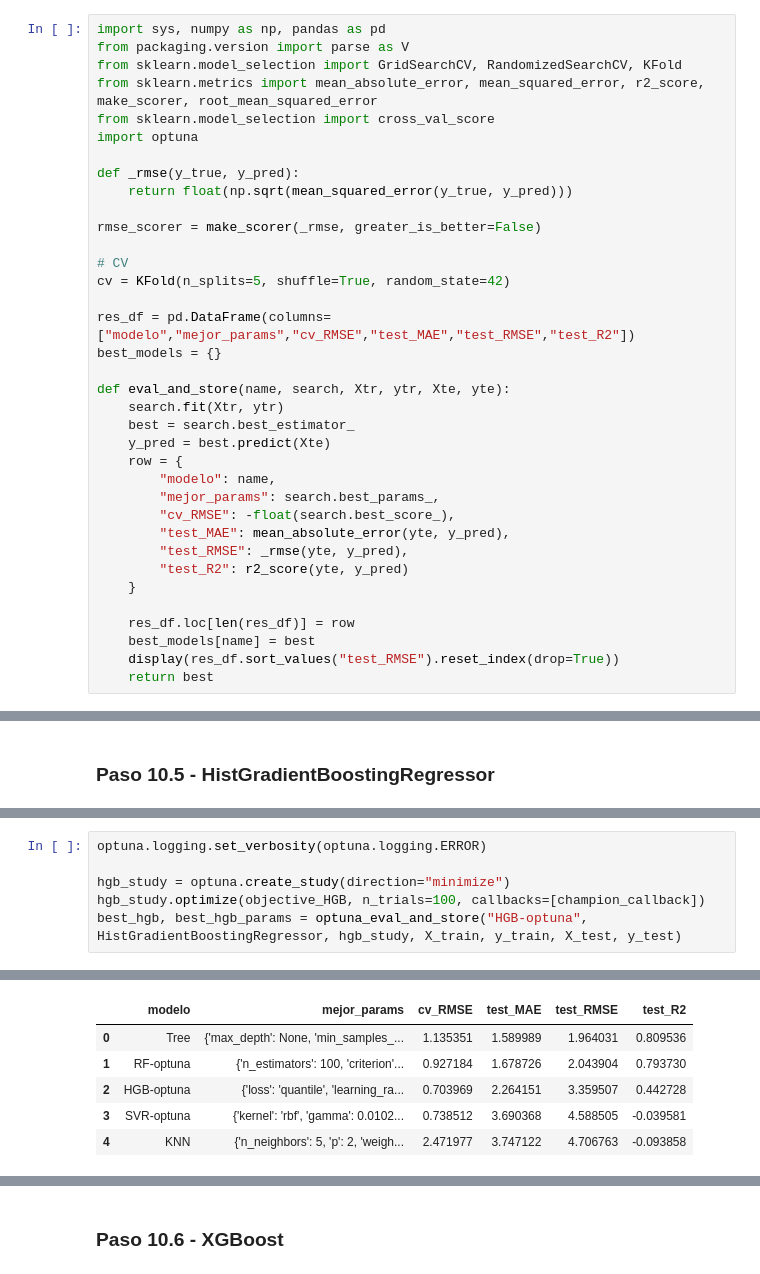
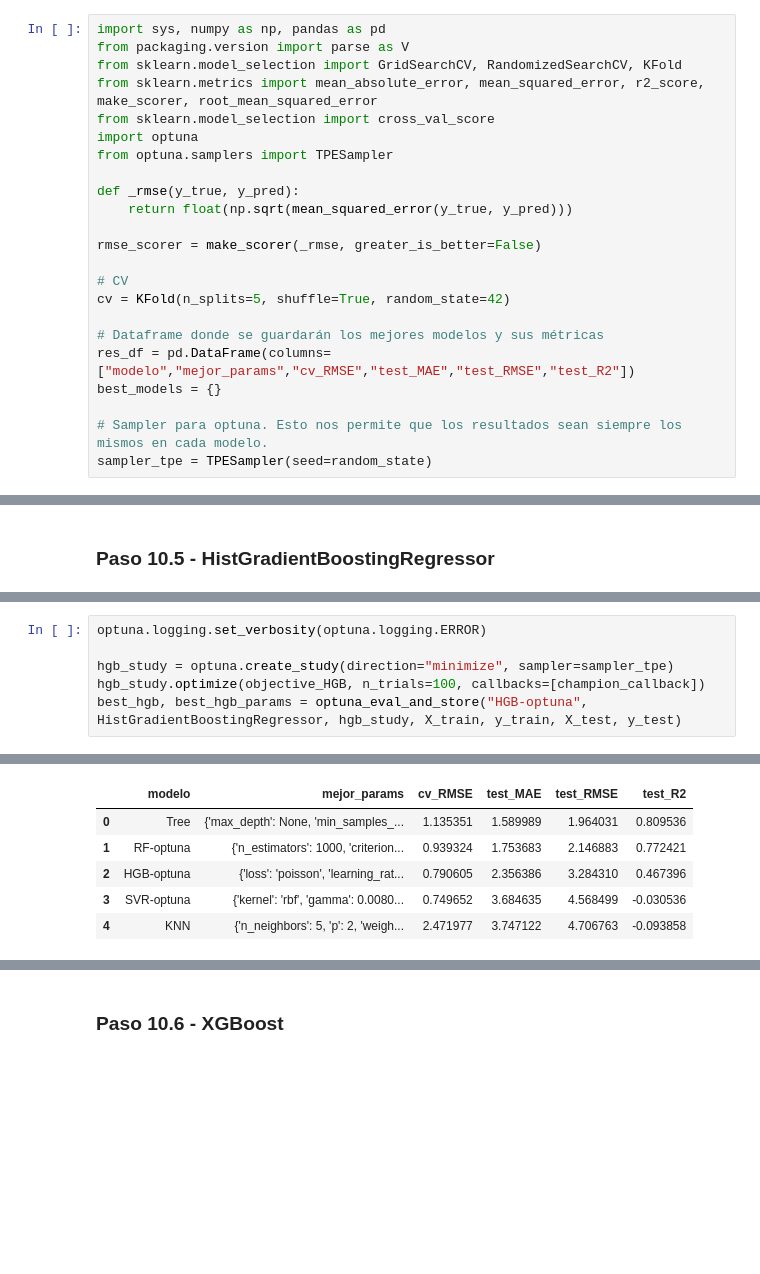
Before and after one commit to gasper-az/aprMaqI_CEIA, a Jupyter notebook: trabajo_practico/ResolucionTrabajoPractico.ipynb, the cells around one changed output, grey strips where cells are left out. Drawn from its saved outputs; the diff is of its cells as text; blank space fills up the shorter version.

Commit message:
[TP-Final] XGBoost + optuna: falta actualizar conclusión de XGBoost

```diff
--- a/trabajo_practico/ResolucionTrabajoPractico.ipynb
+++ b/trabajo_practico/ResolucionTrabajoPractico.ipynb
@@ -1189,6 +1189,7 @@ from sklearn.model_selection import GridSearchCV, RandomizedSearchCV, KFold
 from sklearn.metrics import mean_absolute_error, mean_squared_error, r2_score, make_scorer, root_mean_squared_error
 from sklearn.model_selection import cross_val_score
 import optuna
+from optuna.samplers import TPESampler
 
 def _rmse(y_true, y_pred):
     return float(np.sqrt(mean_squared_error(y_true, y_pred)))
@@ -1198,23 +1199,9 @@ rmse_scorer = make_scorer(_rmse, greater_is_better=False)
 # CV
 cv = KFold(n_splits=5, shuffle=True, random_state=42)
 
+# Dataframe donde se guardarán los mejores modelos y sus métricas
 res_df = pd.DataFrame(columns=["modelo","mejor_params","cv_RMSE","test_MAE","test_RMSE","test_R2"])
 best_models = {}
 
-def eval_and_store(name, search, Xtr, ytr, Xte, yte):
-    search.fit(Xtr, ytr)
-    best = search.best_estimator_
-    y_pred = best.predict(Xte)
-    row = {
-        "modelo": name,
-        "mejor_params": search.best_params_,
-        "cv_RMSE": -float(search.best_score_),
-        "test_MAE": mean_absolute_error(yte, y_pred),
-        "test_RMSE": _rmse(yte, y_pred),
-        "test_R2": r2_score(yte, y_pred)
-    }
-
-    res_df.loc[len(res_df)] = row
-    best_models[name] = best
-    display(res_df.sort_values("test_RMSE").reset_index(drop=True))
-    return best
+# Sampler para optuna. Esto nos permite que los resultados sean siempre los mismos en cada modelo.
+sampler_tpe = TPESampler(seed=random_state)
@@ -1667,7 +1659,7 @@ def objective_HGB(trial):
 # %%
 optuna.logging.set_verbosity(optuna.logging.ERROR)
 
-hgb_study = optuna.create_study(direction="minimize")
+hgb_study = optuna.create_study(direction="minimize", sampler=sampler_tpe)
 hgb_study.optimize(objective_HGB, n_trials=100, callbacks=[champion_callback])
 best_hgb, best_hgb_params = optuna_eval_and_store("HGB-optuna", HistGradientBoostingRegressor, hgb_study, X_train, y_train, X_test, y_test)
 # %% [output]
@@ -1686,6 +1677,6 @@ Trial 53 achieved value: 0.7039692050539629 with  2.3731% improvement
 |  | modelo | mejor_params | cv_RMSE | test_MAE | test_RMSE | test_R2 |
 | 0 | Tree | {'max_depth': None, 'min_samples_... | 1.135351 | 1.589989 | 1.964031 | 0.809536 |
-| 1 | RF-optuna | {'n_estimators': 100, 'criterion'... | 0.927184 | 1.678726 | 2.043904 | 0.793730 |
-| 2 | HGB-optuna | {'loss': 'quantile', 'learning_ra... | 0.703969 | 2.264151 | 3.359507 | 0.442728 |
-| 3 | SVR-optuna | {'kernel': 'rbf', 'gamma': 0.0102... | 0.738512 | 3.690368 | 4.588505 | -0.039581 |
+| 1 | RF-optuna | {'n_estimators': 1000, 'criterion... | 0.939324 | 1.753683 | 2.146883 | 0.772421 |
+| 2 | HGB-optuna | {'loss': 'poisson', 'learning_rat... | 0.790605 | 2.356386 | 3.284310 | 0.467396 |
+| 3 | SVR-optuna | {'kernel': 'rbf', 'gamma': 0.0080... | 0.749652 | 3.684635 | 4.568499 | -0.030536 |
 | 4 | KNN | {'n_neighbors': 5, 'p': 2, 'weigh... | 2.471977 | 3.747122 | 4.706763 | -0.093858 |
```
Also changed, not shown: parts of 21 cells of this notebook.
